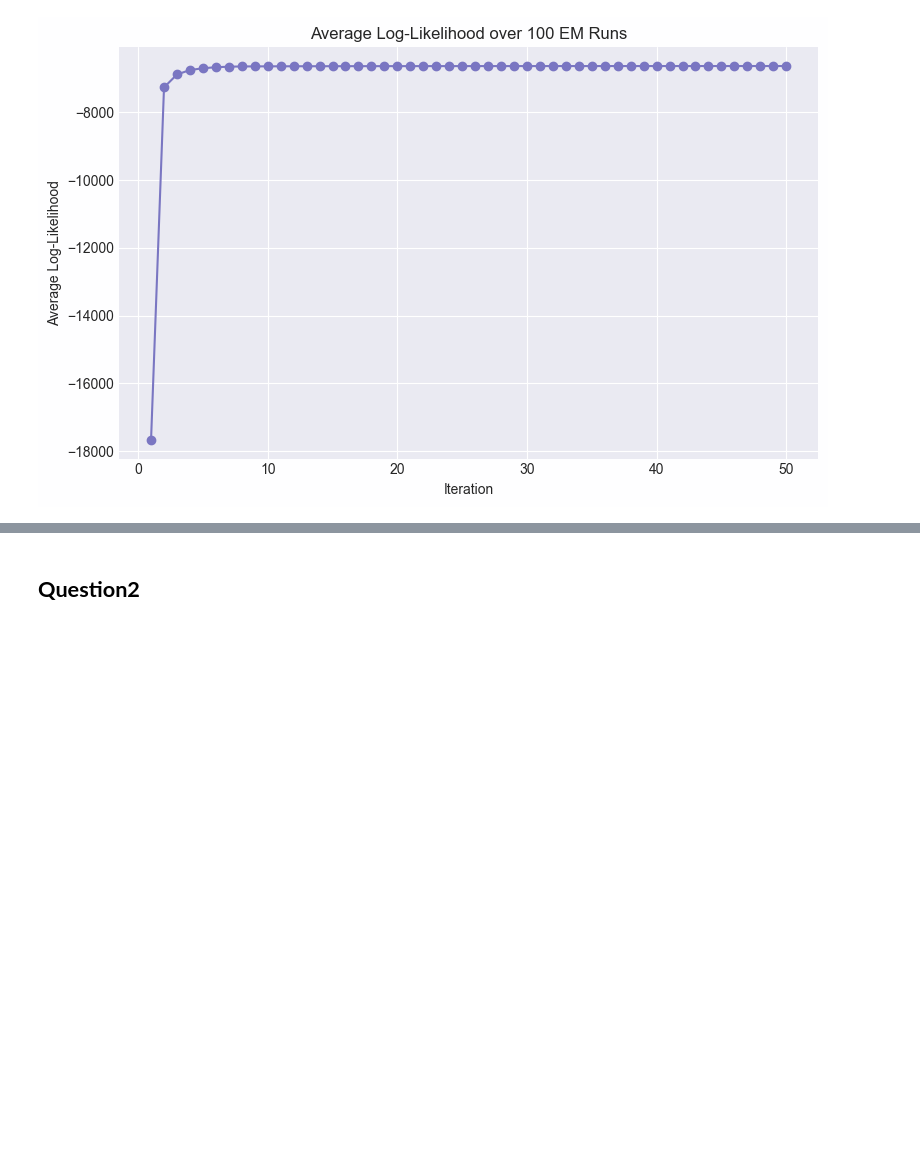
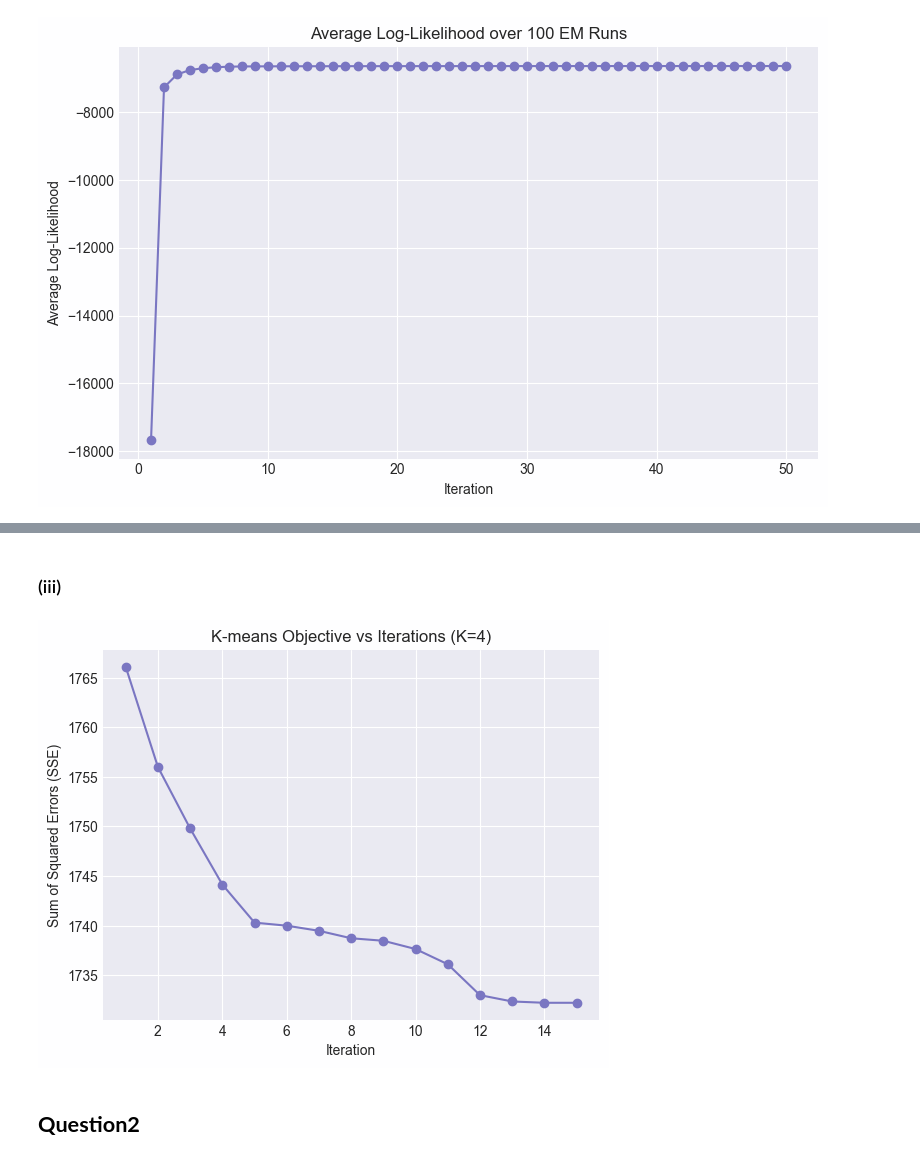
Before and after one commit to KaeBee2003/FML_Assignment2, a Jupyter notebook: Ass2.ipynb, the cells around one changed output, grey strips where cells are left out. Saved outputs shown, nothing was run; the diff lists cells and outputs as text; code cells hidden in the pictures; blank space fills up the shorter version.

```diff
--- a/Ass2.ipynb
+++ b/Ass2.ipynb
@@ -181 +431,3 @@ plt.show()
+# %% [markdown]
+### (iii)
 # %%
@@ -229,3 +435,12 @@ def K_means(df, K, plusplus=False):
+# %%
+plt.plot(range(1, len(errors)+1), errors, marker='o')
+plt.title('K-means Objective vs Iterations (K=4)')
+plt.xlabel('Iteration')
+plt.ylabel('Sum of Squared Errors (SSE)')
+plt.grid(True)
+plt.show()
+# %% [output]
+[figure, added]
 # %% [markdown]
 ## **Question2**
 # %% [markdown]
```
Also changed, not shown: parts of 42 cells of this notebook.
